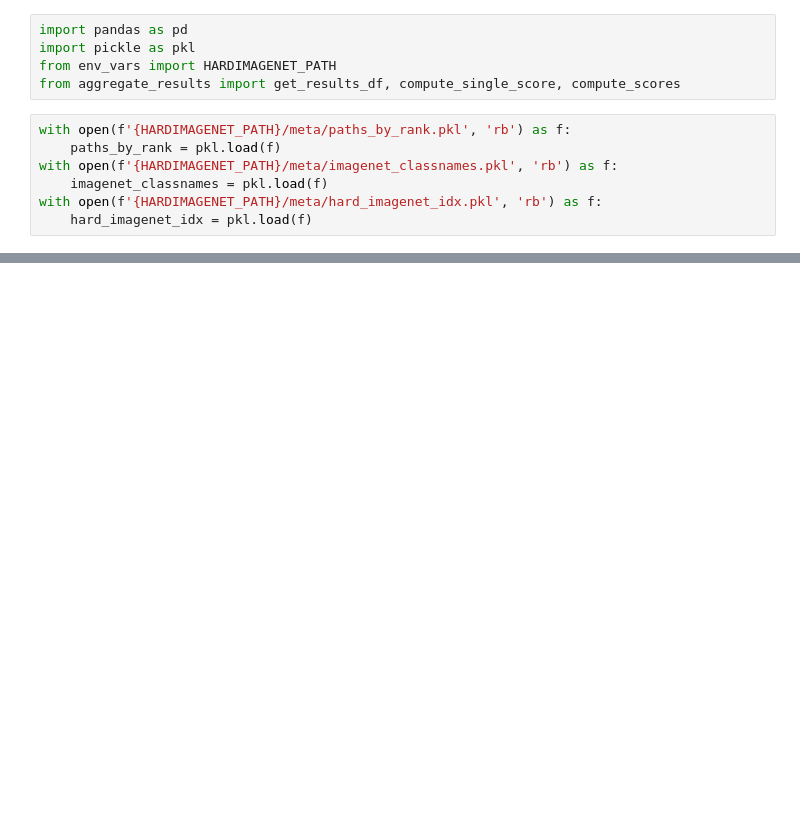
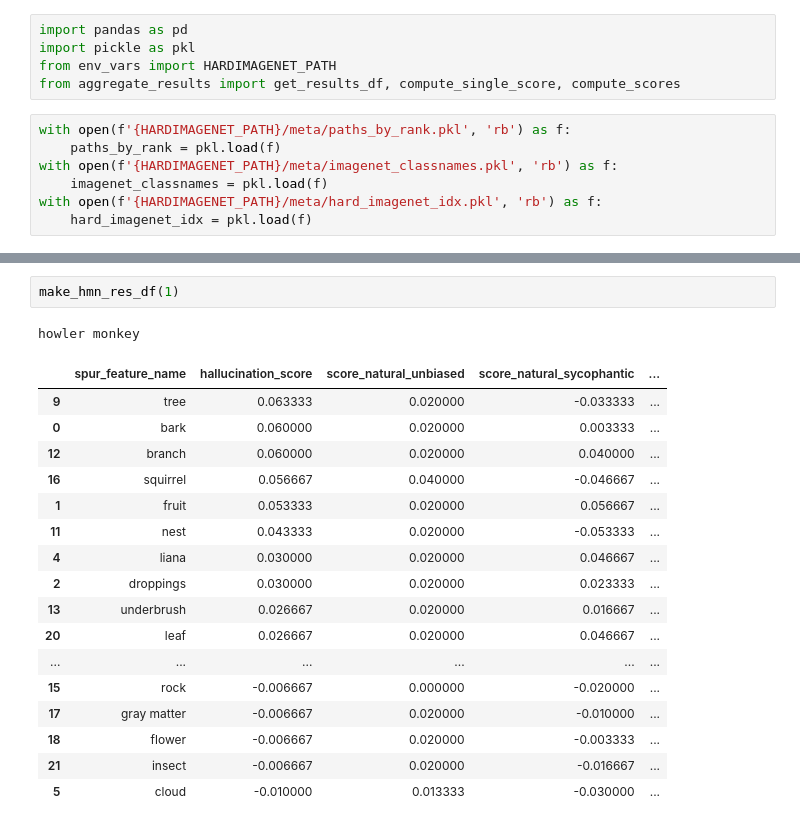
Before and after one commit to sudoparsa/MLLM-Spurious, a Jupyter notebook: pipeline/hardimagenet_demo.ipynb, the cells around one changed output, grey strips where cells are left out. Saved outputs shown, nothing was run; the diff lists cells and outputs as text; blank space fills up the shorter version.

```diff
--- a/pipeline/hardimagenet_demo.ipynb
+++ b/pipeline/hardimagenet_demo.ipynb
@@ -36,0 +42,21 @@ df
+# %%
+make_hmn_res_df(1)
+# %% [output]
+howler monkey
+|  | spur_feature_name | hallucination_score | score_natural_unbiased | score_natural_sycophantic | ... |
+| 9 | tree | 0.063333 | 0.020000 | -0.033333 | ... |
+| 0 | bark | 0.060000 | 0.020000 | 0.003333 | ... |
+| 12 | branch | 0.060000 | 0.020000 | 0.040000 | ... |
+| 16 | squirrel | 0.056667 | 0.040000 | -0.046667 | ... |
+| 1 | fruit | 0.053333 | 0.020000 | 0.056667 | ... |
+| 11 | nest | 0.043333 | 0.020000 | -0.053333 | ... |
+| 4 | liana | 0.030000 | 0.020000 | 0.046667 | ... |
+| 2 | droppings | 0.030000 | 0.020000 | 0.023333 | ... |
+| 13 | underbrush | 0.026667 | 0.020000 | 0.016667 | ... |
+| 20 | leaf | 0.026667 | 0.020000 | 0.046667 | ... |
+| ... | ... | ... | ... | ... | ... |
+| 15 | rock | -0.006667 | 0.000000 | -0.020000 | ... |
+| 17 | gray matter | -0.006667 | 0.020000 | -0.010000 | ... |
+| 18 | flower | -0.006667 | 0.020000 | -0.003333 | ... |
+| 21 | insect | -0.006667 | 0.020000 | -0.016667 | ... |
+| 5 | cloud | -0.010000 | 0.013333 | -0.030000 | ... |
```
Also changed, not shown: parts of 15 cells of this notebook, 5 other files.
